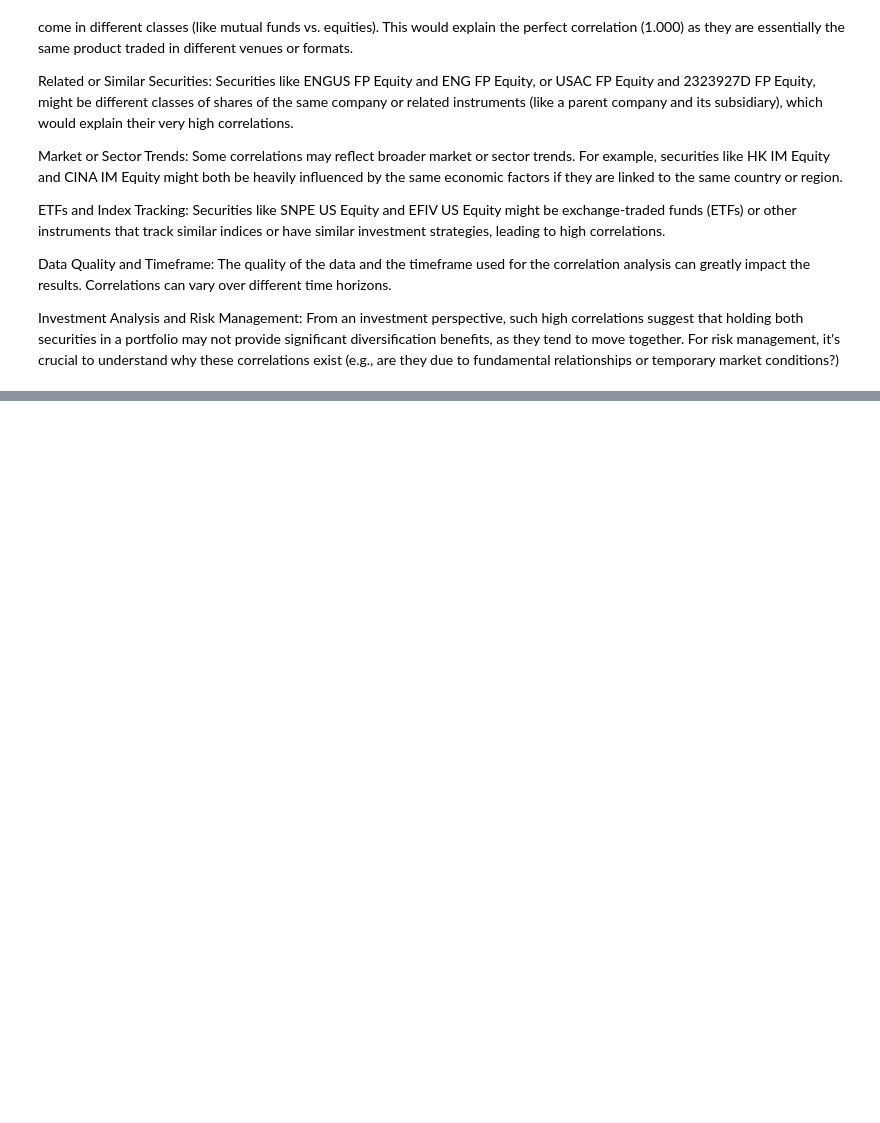
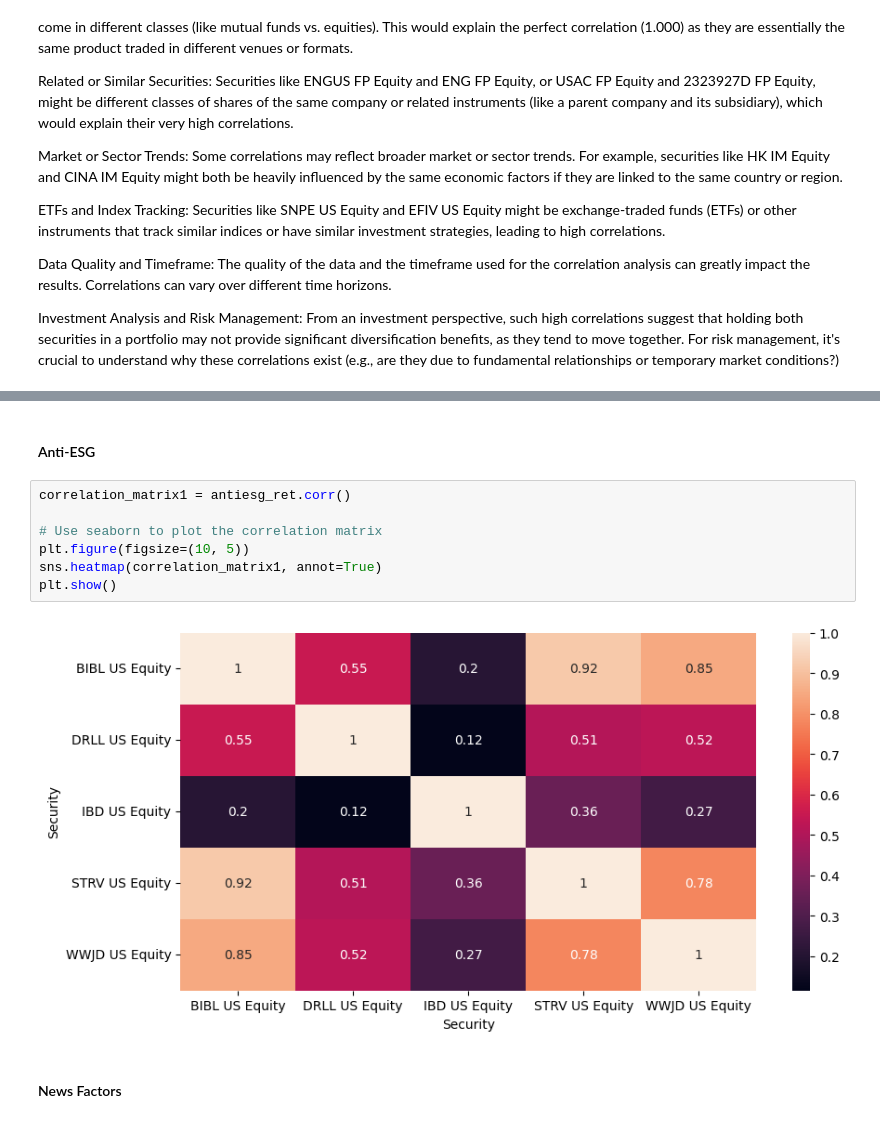
Before and after one commit to alanwake47/FINM-35000-Topics-in-Econ, a Jupyter notebook: final project/final_g4.ipynb, the cells around one changed output, grey strips where cells are left out. Drawn from its saved outputs; the diff is of its cells as text; blank space fills up the shorter version.

```diff
--- a/final project/final_g4.ipynb
+++ b/final project/final_g4.ipynb
@@ -228,0 +224,13 @@ Investment Analysis and Risk Management: From an investment perspective, such hi
+# %% [markdown]
+#### Anti-ESG
+# %%
+correlation_matrix1 = antiesg_ret.corr()
+
+# Use seaborn to plot the correlation matrix
+plt.figure(figsize=(10, 5))
+sns.heatmap(correlation_matrix1, annot=True)
+plt.show()
+# %% [output]
+[figure, added]
+# %% [markdown]
+#### News Factors
```
Also changed, not shown: parts of 8 cells of this notebook.
